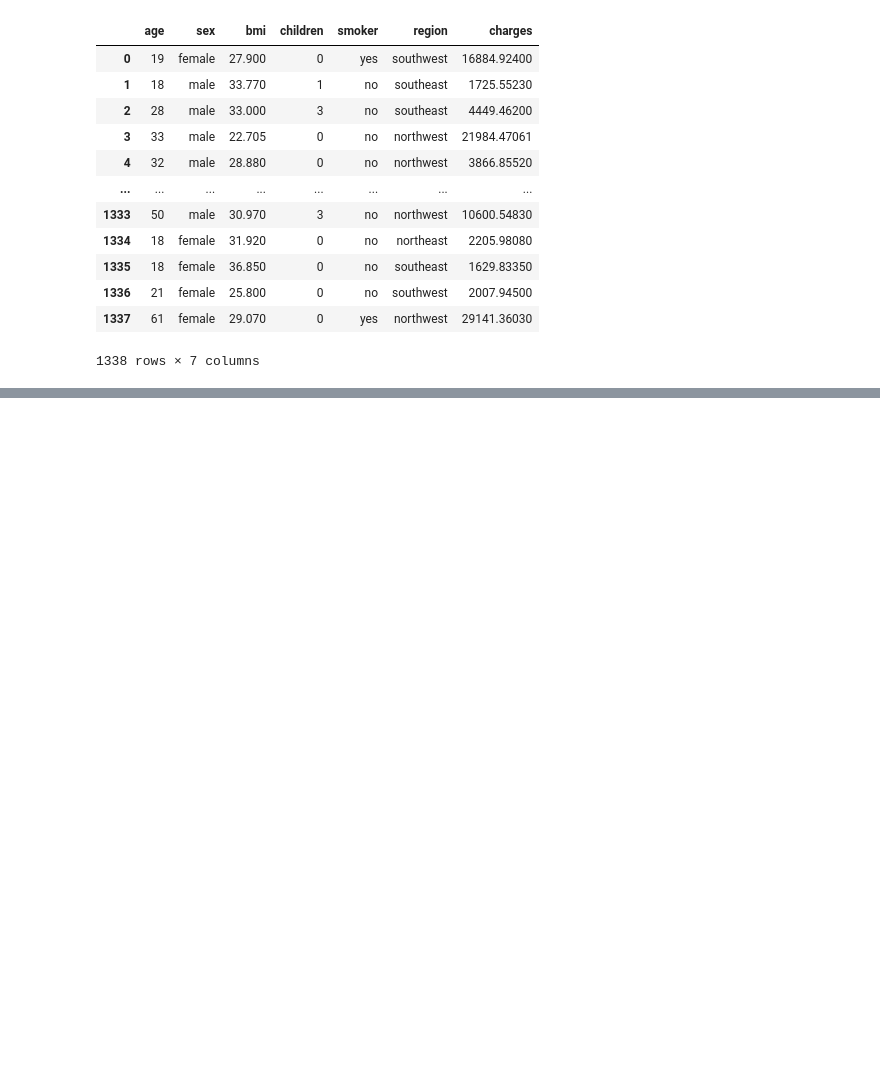
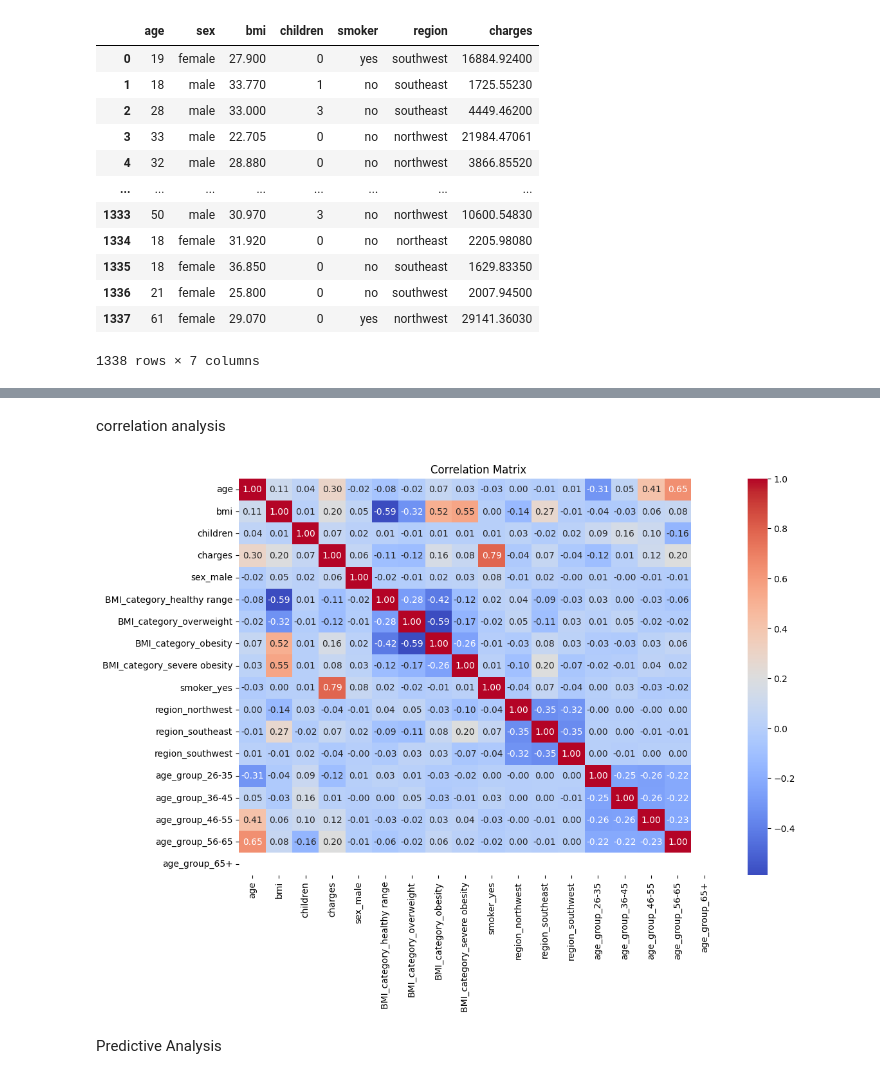
Before and after one commit to CeliaPires/healthcare-insurance, a Jupyter notebook: jupyter_notebooks/data_investigation.ipynb, the cells around one changed output, grey strips where cells are left out. Cells and saved outputs as stored; diff of their text form; code cells hidden in the pictures; blank space fills up the shorter version.

```diff
--- a/jupyter_notebooks/data_investigation.ipynb
+++ b/jupyter_notebooks/data_investigation.ipynb
@@ -24,0 +270,4 @@ created project folder, imported raw insurance csv file and imported pandas and
+# %%
+clean_df['age_group'] = pd.cut(clean_df['age'], bins=[17, 25, 35, 45, 55, 65, 100],
+                                labels=['18-25', '26-35', '36-45', '46-55', '56-65', '65+'])
+print(clean_df.groupby('age_group', observed=True)['charges'].mean())
@@ -24,0 +315,18 @@ created project folder, imported raw insurance csv file and imported pandas and
+# %% [markdown]
+correlation analysis
+# %%
+# Convert categorical to numeric
+df_encoded = pd.get_dummies(clean_df, drop_first=True)
+
+# Correlation matrix
+corr = df_encoded.corr()
+
+# Heatmap
+plt.figure(figsize=(12, 8))
+sns.heatmap(corr, annot=True, cmap='coolwarm', fmt='.2f')
+plt.title('Correlation Matrix')
+plt.show()
+# %% [output]
+[figure, added]
+# %% [markdown]
+Predictive Analysis
```
Also changed, not shown: parts of 54 cells of this notebook, 1 other file.
